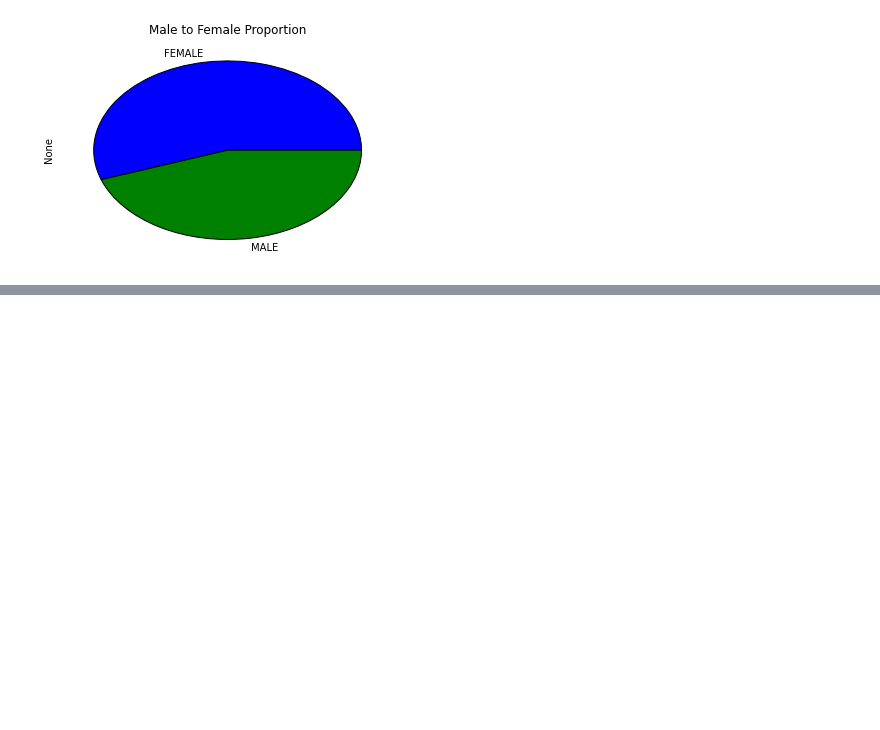
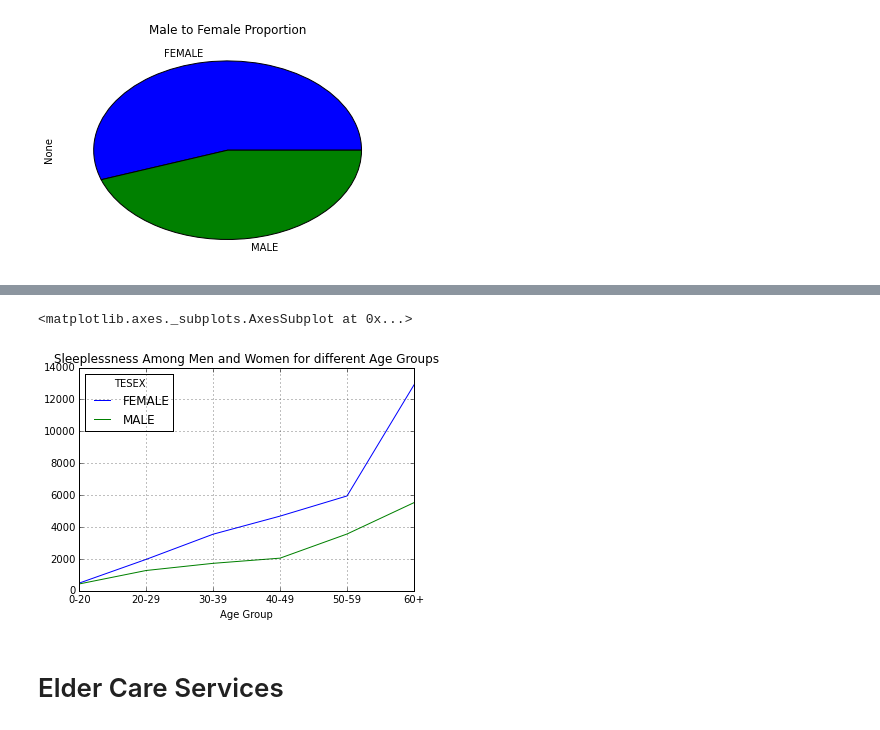
Before and after one commit to tiyd-python-2015-05/atus-analysis, a Jupyter notebook: sample_characteristics.ipynb, the cells around one changed output, grey strips where cells are left out. Saved outputs shown, nothing was run; the diff lists cells and outputs as text; code cells hidden in the pictures; blank space fills up the shorter version.

```diff
--- a/sample_characteristics.ipynb
+++ b/sample_characteristics.ipynb
@@ -91,0 +99,10 @@ df2[['MALE', 'FEMALE']].plot(kind='bar')
+# %%
+sleepless = summary.loc[:,['Age Group', 'TESEX', 't010102']]
+sleeplessness = pd.pivot_table(sleepless, values='t010102', index=['Age Group'], columns='TESEX', aggfunc=np.sum)
+# %%
+sleeplessness.plot(kind='line', title="Sleeplessness Among Men and Women for different Age Groups")
+# %% [output]
+<matplotlib.axes._subplots.AxesSubplot at 0x...>
+[figure, added]
+# %% [markdown]
+# Elder Care Services
```
Also changed, not shown: parts of 15 cells of this notebook.
